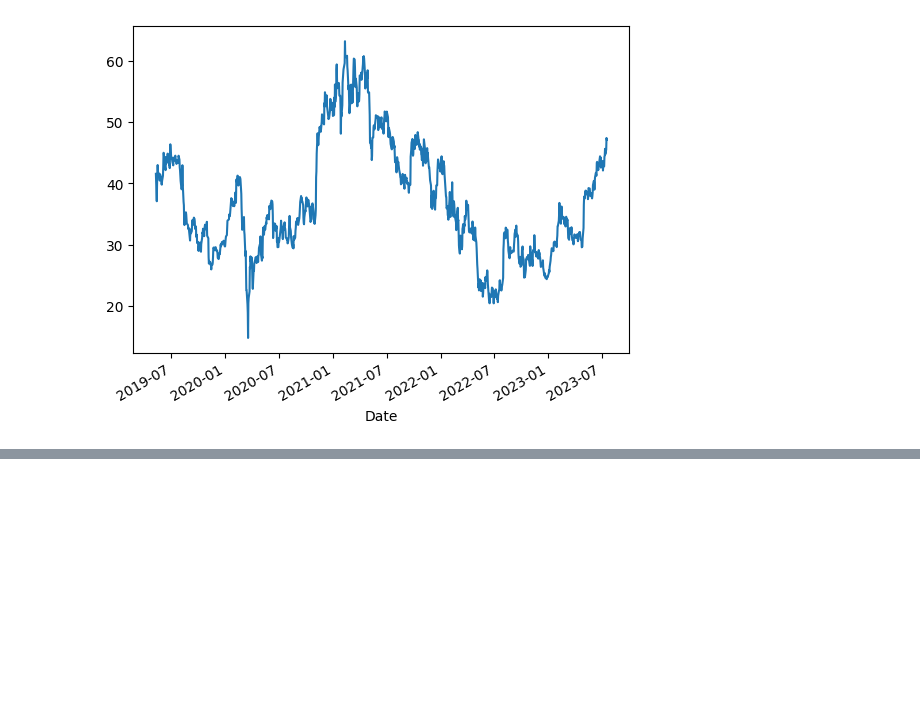
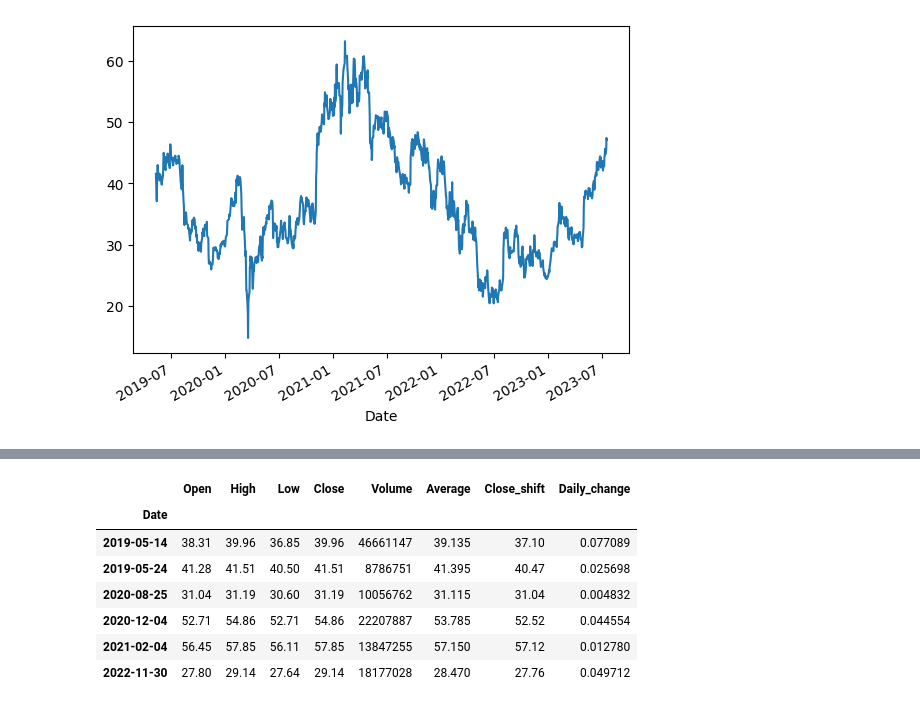
Before and after one commit to mszczepan/data-science-bootcamp, a Jupyter notebook: 02_Pandas/02_dane_gieldowe.ipynb, the cells around one changed output, grey strips where cells are left out. Cells and saved outputs as stored; diff of their text form; code cells hidden in the pictures; blank space fills up the shorter version.

```diff
--- a/02_Pandas/02_dane_gieldowe.ipynb
+++ b/02_Pandas/02_dane_gieldowe.ipynb
@@ -361,0 +414,12 @@ df.Close.plot()
+# %%
+
+df[df.Close == df.High]
+# %% [output]
+|  | Open | High | Low | Close | Volume | Average | Close_shift | Daily_change |
+| Date |  |  |  |  |  |  |  |  |
+| 2019-05-14 | 38.31 | 39.96 | 36.85 | 39.96 | 46661147 | 39.135 | 37.10 | 0.077089 |
+| 2019-05-24 | 41.28 | 41.51 | 40.50 | 41.51 | 8786751 | 41.395 | 40.47 | 0.025698 |
+| 2020-08-25 | 31.04 | 31.19 | 30.60 | 31.19 | 10056762 | 31.115 | 31.04 | 0.004832 |
+| 2020-12-04 | 52.71 | 54.86 | 52.71 | 54.86 | 22207887 | 53.785 | 52.52 | 0.044554 |
+| 2021-02-04 | 56.45 | 57.85 | 56.11 | 57.85 | 13847255 | 57.150 | 57.12 | 0.012780 |
+| 2022-11-30 | 27.80 | 29.14 | 27.64 | 29.14 | 18177028 | 28.470 | 27.76 | 0.049712 |
```
Also changed, not shown: parts of 8 cells of this notebook.
